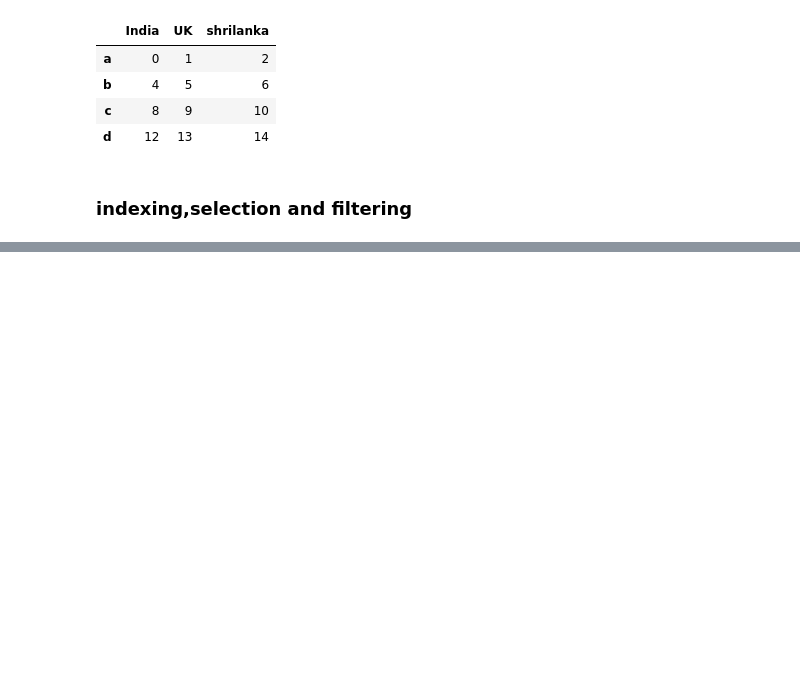
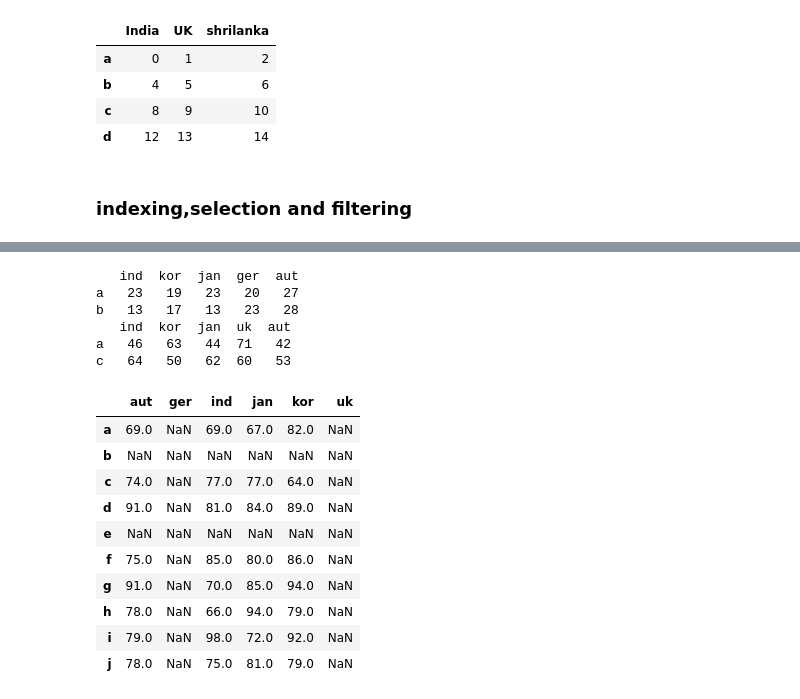
Before and after one commit to Nidhisha08/PYTHON, a Jupyter notebook: pandas.ipynb, the cells around one changed output, grey strips where cells are left out. Drawn from its saved outputs; the diff is of its cells as text; code cells hidden in the pictures; blank space fills up the shorter version.

```diff
--- a/pandas.ipynb
+++ b/pandas.ipynb
@@ -440,0 +601,27 @@ drop_col
+# %%
+df1=pd.DataFrame(np.random.randint(11,30,(9,5)),index=list("abcdfghij"),columns=["ind","kor","jan","ger","aut"])
+print(df1.head(2))
+df2=pd.DataFrame(np.random.randint(41,80,(9,5)),index=list("acdefghij"),columns=["ind","kor","jan","uk","aut"])
+print(df2.head(2))
+# %% [output]
+   ind  kor  jan  ger  aut
+a   23   19   23   20   27
+b   13   17   13   23   28
+   ind  kor  jan  uk  aut
+a   46   63   44  71   42
+c   64   50   62  60   53
+# %%
+add=df1+df2
+add              #adding the two dataframe by union method
+# %% [output]
+|  | aut | ger | ind | jan | kor | uk |
+| a | 69.0 | NaN | 69.0 | 67.0 | 82.0 | NaN |
+| b | NaN | NaN | NaN | NaN | NaN | NaN |
+| c | 74.0 | NaN | 77.0 | 77.0 | 64.0 | NaN |
+| d | 91.0 | NaN | 81.0 | 84.0 | 89.0 | NaN |
+| e | NaN | NaN | NaN | NaN | NaN | NaN |
+| f | 75.0 | NaN | 85.0 | 80.0 | 86.0 | NaN |
+| g | 91.0 | NaN | 70.0 | 85.0 | 94.0 | NaN |
+| h | 78.0 | NaN | 66.0 | 94.0 | 79.0 | NaN |
+| i | 79.0 | NaN | 98.0 | 72.0 | 92.0 | NaN |
+| j | 78.0 | NaN | 75.0 | 81.0 | 79.0 | NaN |
```
Also changed, not shown: parts of 48 cells of this notebook.
